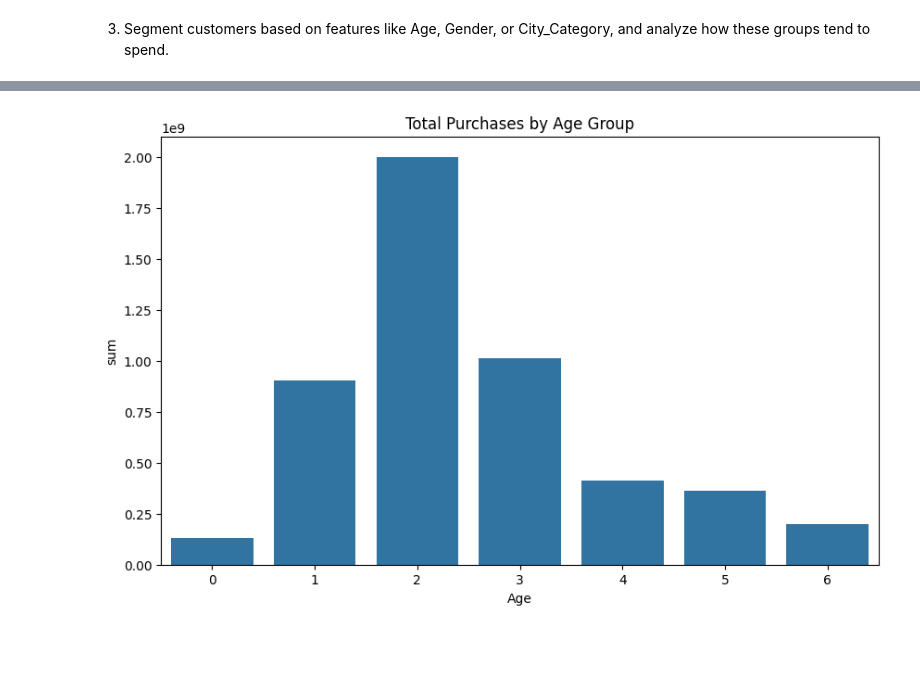
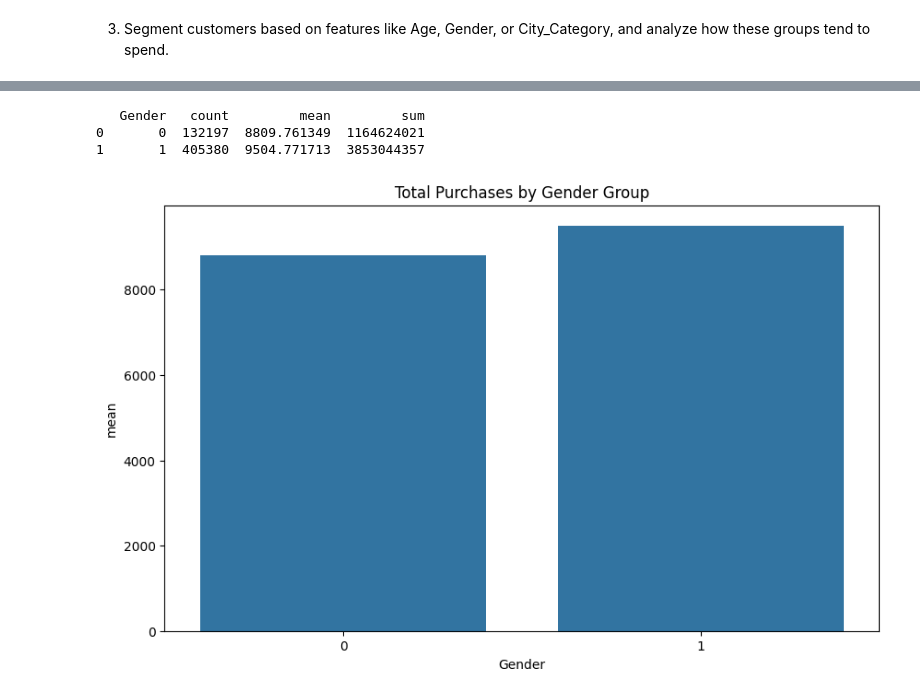
Before and after one commit to Darknight47/Data-Science-Project-02, a Jupyter notebook: recommendation_system.ipynb, the cells around one changed output, grey strips where cells are left out. Drawn from its saved outputs; the diff is of its cells as text; code cells hidden in the pictures; blank space fills up the shorter version.

```diff
--- a/recommendation_system.ipynb
+++ b/recommendation_system.ipynb
@@ -244,11 +256,16 @@ plt.show()
 # %%
 # Group by Age and analyze product purchases
-age_purchase_group = dataset.groupby('Age')['Purchase'].agg(['count', 'mean', 'sum']).reset_index()
+gender_purchase_group = dataset.groupby('Gender')['Purchase'].agg(['count', 'mean', 'sum']).reset_index()
+
+print(gender_purchase_group)
 
 # Visualize
 plt.figure(figsize=(10,6))
-sns.barplot(x='Age', y='sum', data=age_purchase_group)
-plt.title('Total Purchases by Age Group')
+sns.barplot(x='Gender', y='mean', data=gender_purchase_group)
+plt.title('Total Purchases by Gender Group')
 plt.show()
 # %% [output]
+   Gender   count         mean         sum
+0       0  132197  8809.761349  1164624021
+1       1  405380  9504.771713  3853044357
-[figure, old version]
+[figure, new version]
```
Also changed, not shown: parts of 1 cell of this notebook.
